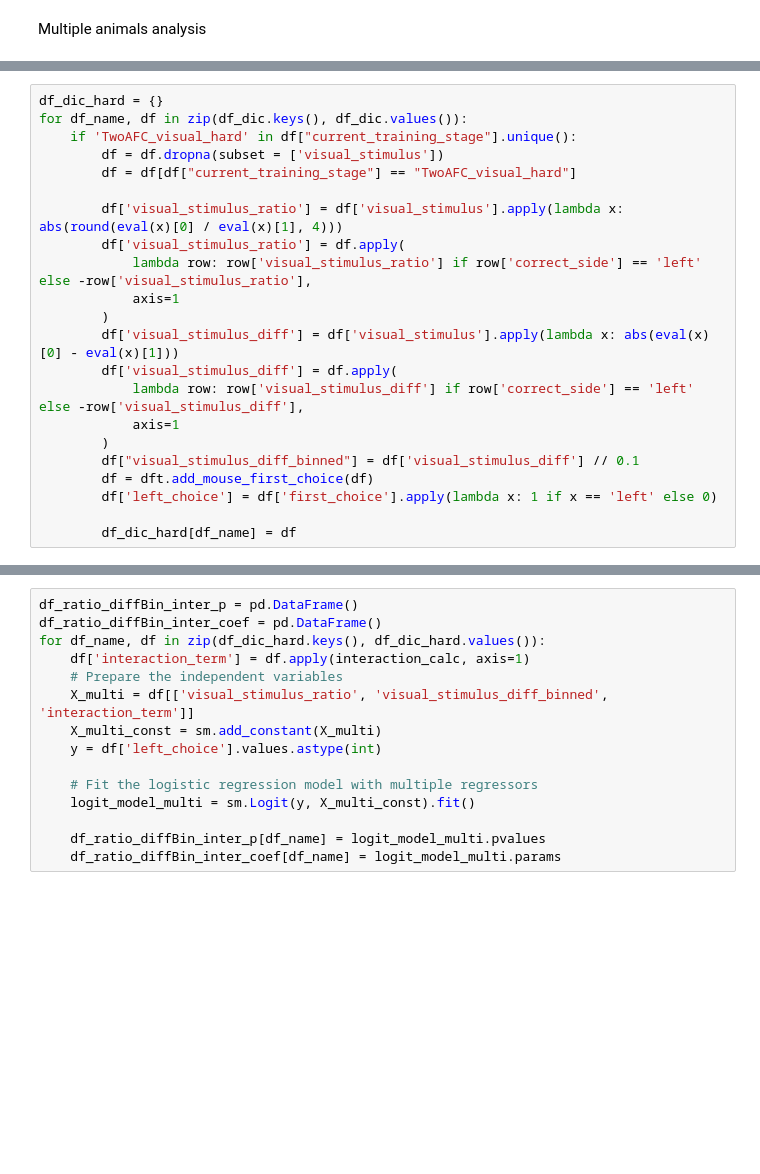
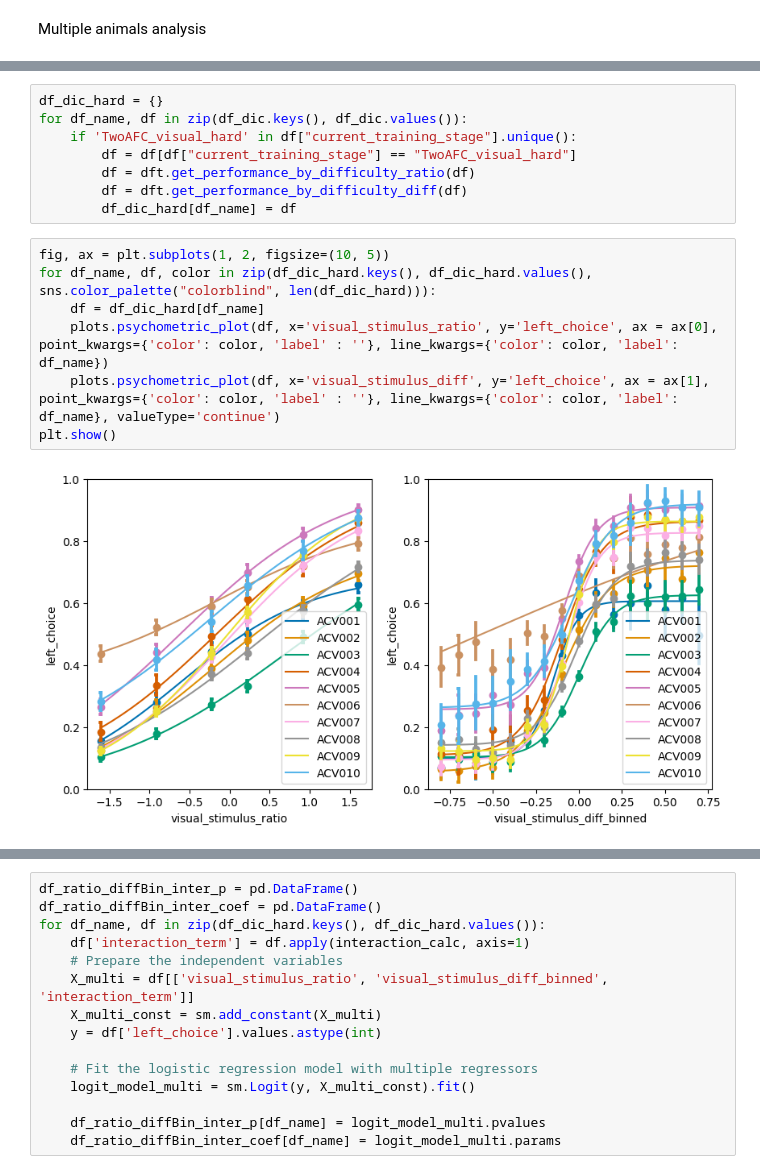
Before and after one commit to LearningCircuitsLab/lecilab-behavior-analysis, a Jupyter notebook: lecilab_behavior_analysis/task_hard_version_playground.ipynb, the cells around one changed output, grey strips where cells are left out. Cells and saved outputs as stored; diff of their text form; blank space fills up the shorter version.

```diff
--- a/lecilab_behavior_analysis/task_hard_version_playground.ipynb
+++ b/lecilab_behavior_analysis/task_hard_version_playground.ipynb
@@ -347,22 +475,17 @@ for mouse in animals:
-# %%
-df_dic_hard = {}
-for df_name, df in zip(df_dic.keys(), df_dic.values()):
-    if 'TwoAFC_visual_hard' in df["current_training_stage"].unique():
-        df = df.dropna(subset = ['visual_stimulus'])
-        df = df[df["current_training_stage"] == "TwoAFC_visual_hard"]
-
-        df['visual_stimulus_ratio'] = df['visual_stimulus'].apply(lambda x: abs(round(eval(x)[0] / eval(x)[1], 4)))
-        df['visual_stimulus_ratio'] = df.apply(
-            lambda row: row['visual_stimulus_ratio'] if row['correct_side'] == 'left' else -row['visual_stimulus_ratio'],
-            axis=1
-        )
-        df['visual_stimulus_diff'] = df['visual_stimulus'].apply(lambda x: abs(eval(x)[0] - eval(x)[1]))
-        df['visual_stimulus_diff'] = df.apply(
-            lambda row: row['visual_stimulus_diff'] if row['correct_side'] == 'left' else -row['visual_stimulus_diff'],
-            axis=1
-        )
-        df["visual_stimulus_diff_binned"] = df['visual_stimulus_diff'] // 0.1
-        df = dft.add_mouse_first_choice(df)
-        df['left_choice'] = df['first_choice'].apply(lambda x: 1 if x == 'left' else 0)
-
-        df_dic_hard[df_name] = df
+# %%
+df_dic_hard = {}
+for df_name, df in zip(df_dic.keys(), df_dic.values()):
+    if 'TwoAFC_visual_hard' in df["current_training_stage"].unique():
+        df = df[df["current_training_stage"] == "TwoAFC_visual_hard"]
+        df = dft.get_performance_by_difficulty_ratio(df)
+        df = dft.get_performance_by_difficulty_diff(df)
+        df_dic_hard[df_name] = df
+# %%
+fig, ax = plt.subplots(1, 2, figsize=(10, 5))
+for df_name, df, color in zip(df_dic_hard.keys(), df_dic_hard.values(), sns.color_palette("colorblind", len(df_dic_hard))):
+    df = df_dic_hard[df_name]
+    plots.psychometric_plot(df, x='visual_stimulus_ratio', y='left_choice', ax = ax[0], point_kwargs={'color': color, 'label' : ''}, line_kwargs={'color': color, 'label': df_name})
+    plots.psychometric_plot(df, x='visual_stimulus_diff', y='left_choice', ax = ax[1], point_kwargs={'color': color, 'label' : ''}, line_kwargs={'color': color, 'label': df_name}, valueType='continue')
+plt.show()
+# %% [output]
+[figure, added]
```
Also changed, not shown: parts of 15 cells of this notebook.
